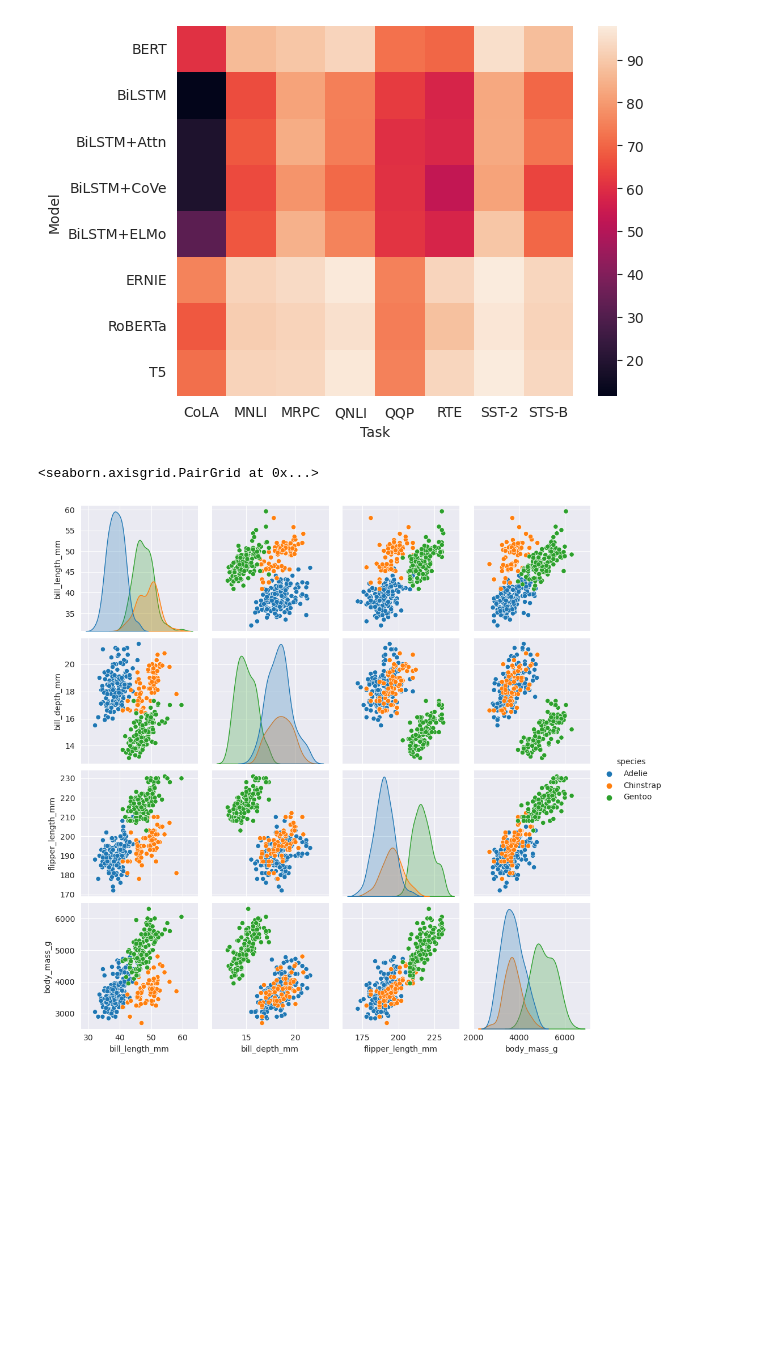
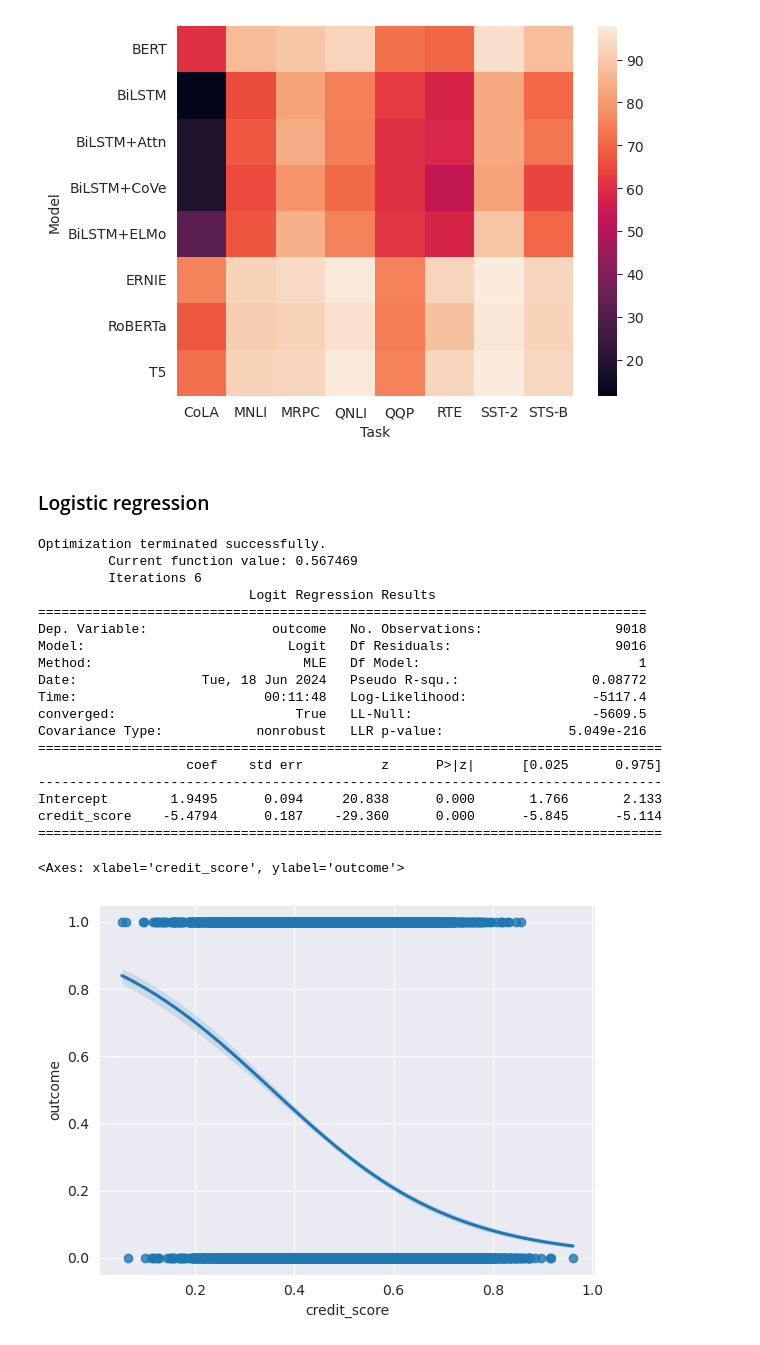
Before and after one commit to carlosjesuscaro/data_analysis_car_insurance, a Jupyter notebook: main.ipynb, the cells around one changed output. Drawn from its saved outputs; the diff is of its cells as text; code cells hidden in the pictures; blank space fills up the shorter version.

```diff
--- a/main.ipynb
+++ b/main.ipynb
@@ -129,11 +135,31 @@ BiLSTM+Attn  18.6  67.6  83.9  74.3  60.1  58.4   83.0   72.8
 BiLSTM+CoVe  18.5  65.4  78.7  70.8  60.6  52.7   81.9   64.4
 BiLSTM+ELMo  32.1  67.2  84.7  75.5  61.1  57.4   89.3   70.3
 [figure]
-# %%
-# Pairplot example
-
-penguins = sns.load_dataset("penguins")
-sns.pairplot(penguins, hue='species')
-# %% [output]
-<seaborn.axisgrid.PairGrid at 0x...>
-[figure, removed]
+# %% [markdown]
+### Logistic regression
+# %%
+model = logit("outcome ~ credit_score", data=data).fit()
+print(model.summary())
+# print(model.params)
+sns.regplot(data=data, x='credit_score', y='outcome', logistic=True)
+# %% [output]
+Optimization terminated successfully.
+         Current function value: 0.567469
+         Iterations 6
+                           Logit Regression Results
+==============================================================================
+Dep. Variable:                outcome   No. Observations:                 9018
+Model:                          Logit   Df Residuals:                     9016
+Method:                           MLE   Df Model:                            1
+Date:                Tue, 18 Jun 2024   Pseudo R-squ.:                 0.08772
+Time:                        00:11:48   Log-Likelihood:                -5117.4
+converged:                       True   LL-Null:                       -5609.5
+Covariance Type:            nonrobust   LLR p-value:                5.049e-216
+================================================================================
+                   coef    std err          z      P>|z|      [0.025      0.975]
+--------------------------------------------------------------------------------
+Intercept        1.9495      0.094     20.838      0.000       1.766       2.133
+credit_score    -5.4794      0.187    -29.360      0.000      -5.845      -5.114
+================================================================================
+<Axes: xlabel='credit_score', ylabel='outcome'>
+[figure, added]
```
Also changed, not shown: parts of 5 cells of this notebook.
